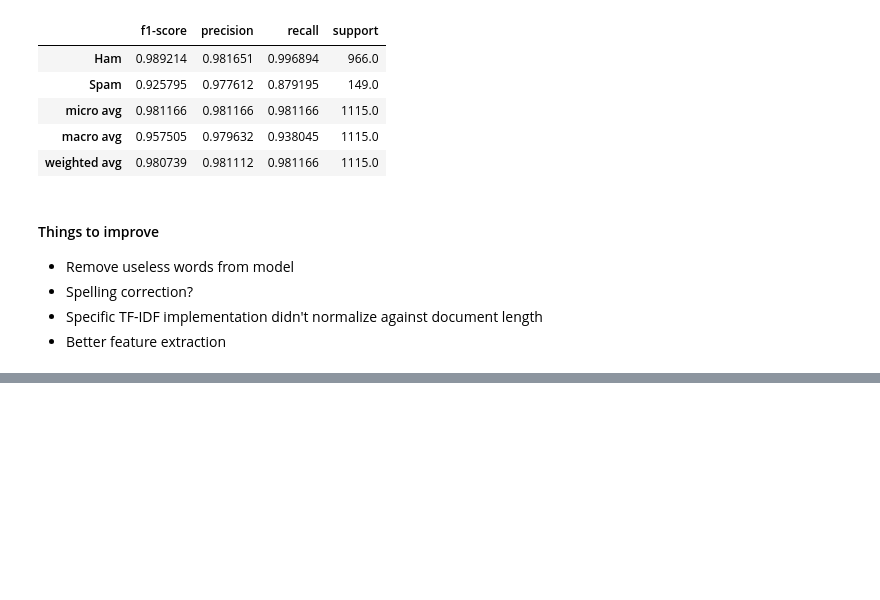
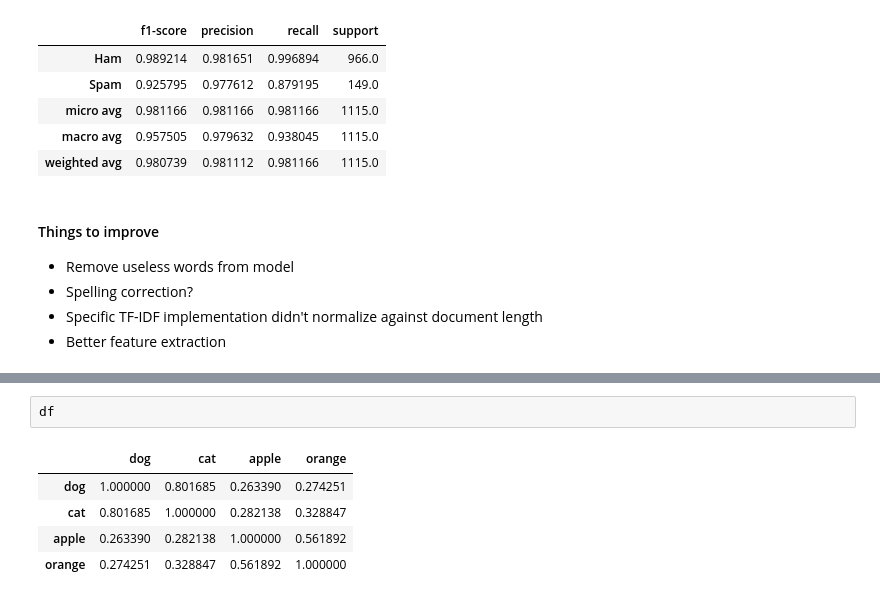
Before and after one commit to JeremyBYU/mdp-machine-learning, a Jupyter notebook: presentation/mdp_presentation_1.ipynb, the cells around one changed output, grey strips where cells are left out. Saved outputs shown, nothing was run; the diff lists cells and outputs as text; blank space fills up the shorter version.

```diff
--- a/presentation/mdp_presentation_1.ipynb
+++ b/presentation/mdp_presentation_1.ipynb
@@ -741,0 +817,8 @@ report
+# %%
+df
+# %% [output]
+|  | dog | cat | apple | orange |
+| dog | 1.000000 | 0.801685 | 0.263390 | 0.274251 |
+| cat | 0.801685 | 1.000000 | 0.282138 | 0.328847 |
+| apple | 0.263390 | 0.282138 | 1.000000 | 0.561892 |
+| orange | 0.274251 | 0.328847 | 0.561892 | 1.000000 |
```
Also changed, not shown: parts of 45 cells of this notebook, 15 other files.
